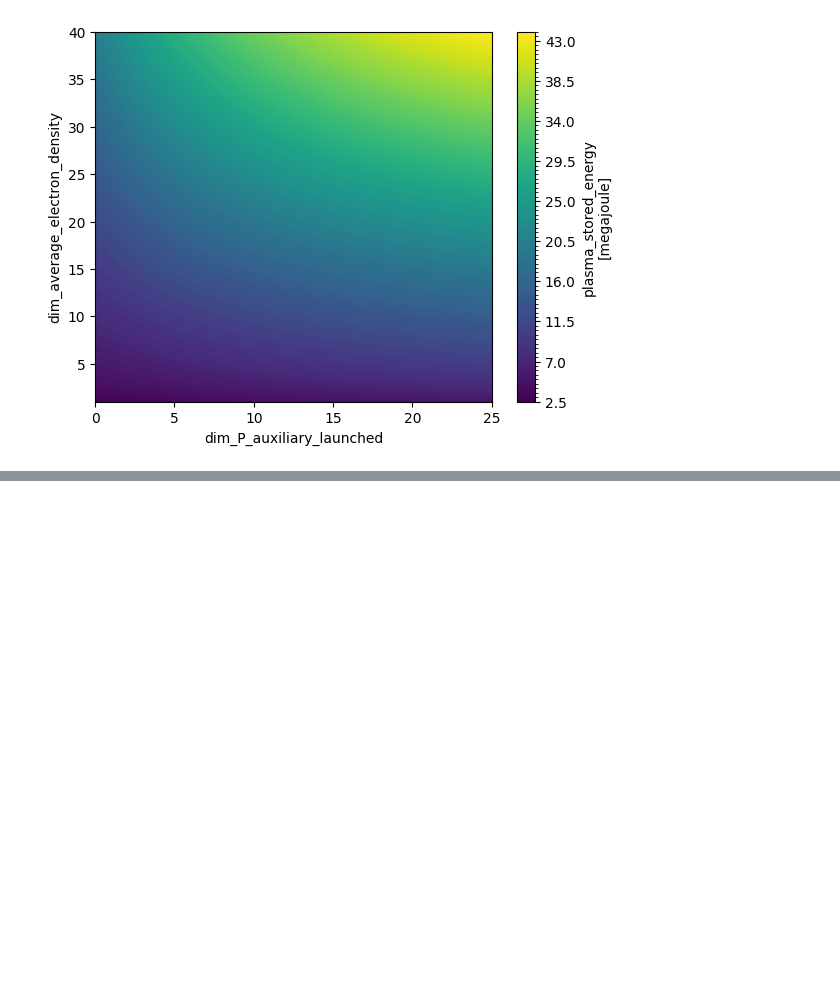
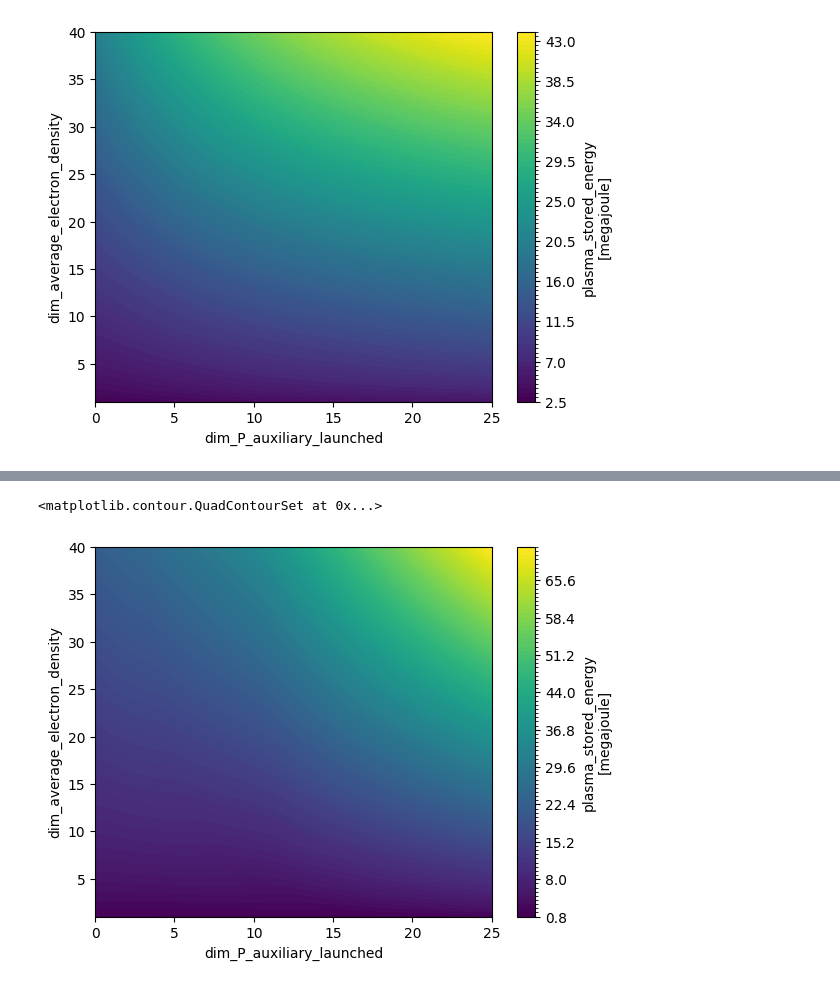
Before and after one commit to AudreySaltzman/cfspopcon, a Jupyter notebook: docs/doc_sources/Paux_ne_POPCON.ipynb, the cells around one changed output, grey strips where cells are left out. Saved outputs shown, nothing was run; the diff lists cells and outputs as text; code cells hidden in the pictures; blank space fills up the shorter version.

```diff
--- a/docs/doc_sources/Paux_ne_POPCON.ipynb
+++ b/docs/doc_sources/Paux_ne_POPCON.ipynb
@@ -353,0 +385,5 @@ ds['plasma_stored_energy'].plot.contourf(levels = 100)
+# %%
+ds['plasma_stored_energy'].plot.contourf(levels = 100)
+# %% [output]
+<matplotlib.contour.QuadContourSet at 0x...>
+[figure, added]
```
Also changed, not shown: parts of 10 cells of this notebook.
